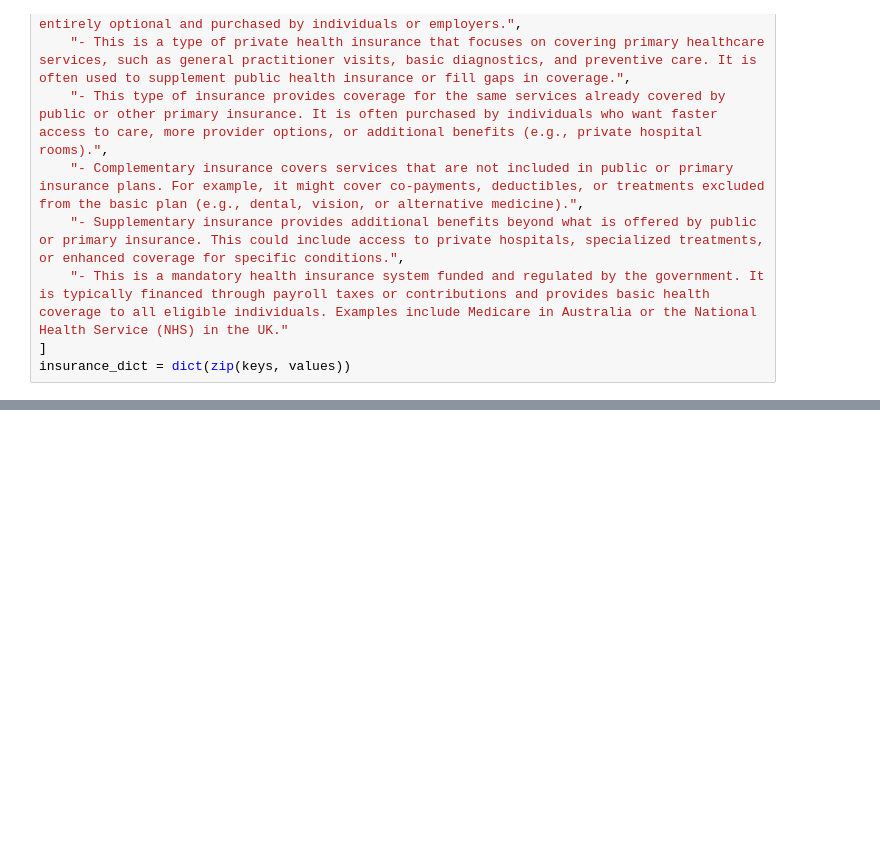
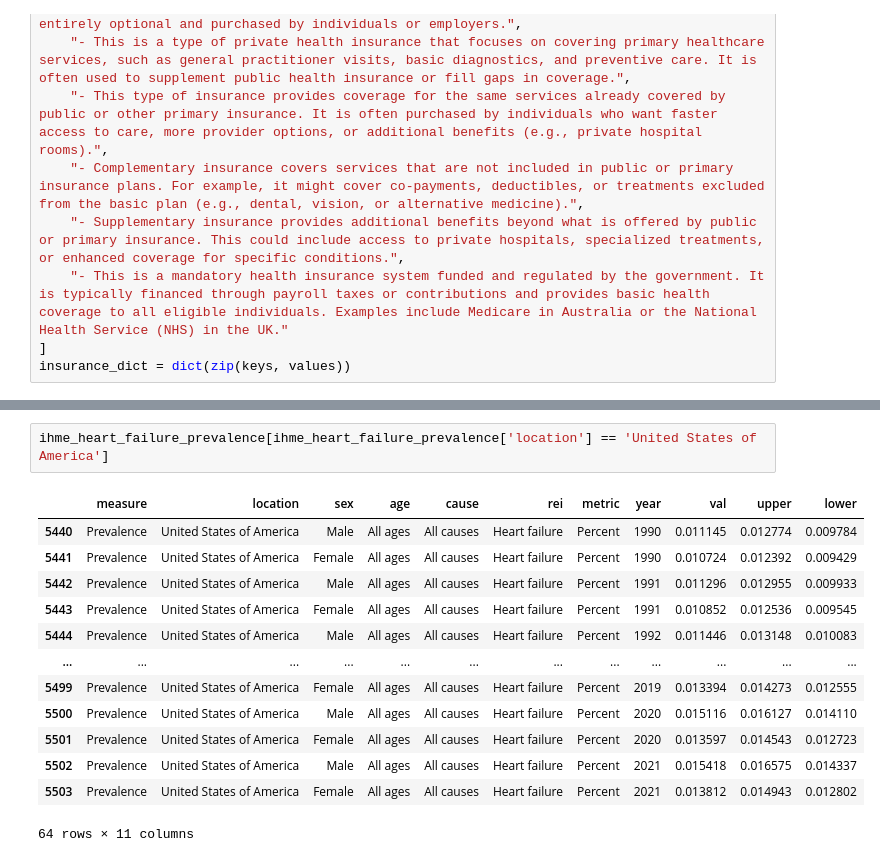
Before and after one commit to DrewRichard7/cost_of_health_shiny_app, a Jupyter notebook: notebooks/ar_data_exploration.ipynb, the cells around one changed output, grey strips where cells are left out. Drawn from its saved outputs; the diff is of its cells as text; blank space fills up the shorter version.

```diff
--- a/notebooks/ar_data_exploration.ipynb
+++ b/notebooks/ar_data_exploration.ipynb
@@ -110,0 +250,16 @@ insurance_dict = dict(zip(keys, values))
+# %%
+ihme_heart_failure_prevalence[ihme_heart_failure_prevalence['location'] == 'United States of America']
+# %% [output]
+|  | measure | location | sex | age | cause | rei | metric | year | val | upper | lower |
+| 5440 | Prevalence | United States of America | Male | All ages | All causes | Heart failure | Percent | 1990 | 0.011145 | 0.012774 | 0.009784 |
+| 5441 | Prevalence | United States of America | Female | All ages | All causes | Heart failure | Percent | 1990 | 0.010724 | 0.012392 | 0.009429 |
+| 5442 | Prevalence | United States of America | Male | All ages | All causes | Heart failure | Percent | 1991 | 0.011296 | 0.012955 | 0.009933 |
+| 5443 | Prevalence | United States of America | Female | All ages | All causes | Heart failure | Percent | 1991 | 0.010852 | 0.012536 | 0.009545 |
+| 5444 | Prevalence | United States of America | Male | All ages | All causes | Heart failure | Percent | 1992 | 0.011446 | 0.013148 | 0.010083 |
+| ... | ... | ... | ... | ... | ... | ... | ... | ... | ... | ... | ... |
+| 5499 | Prevalence | United States of America | Female | All ages | All causes | Heart failure | Percent | 2019 | 0.013394 | 0.014273 | 0.012555 |
+| 5500 | Prevalence | United States of America | Male | All ages | All causes | Heart failure | Percent | 2020 | 0.015116 | 0.016127 | 0.014110 |
+| 5501 | Prevalence | United States of America | Female | All ages | All causes | Heart failure | Percent | 2020 | 0.013597 | 0.014543 | 0.012723 |
+| 5502 | Prevalence | United States of America | Male | All ages | All causes | Heart failure | Percent | 2021 | 0.015418 | 0.016575 | 0.014337 |
+| 5503 | Prevalence | United States of America | Female | All ages | All causes | Heart failure | Percent | 2021 | 0.013812 | 0.014943 | 0.012802 |
+64 rows × 11 columns
```
Also changed, not shown: parts of 13 cells of this notebook.
